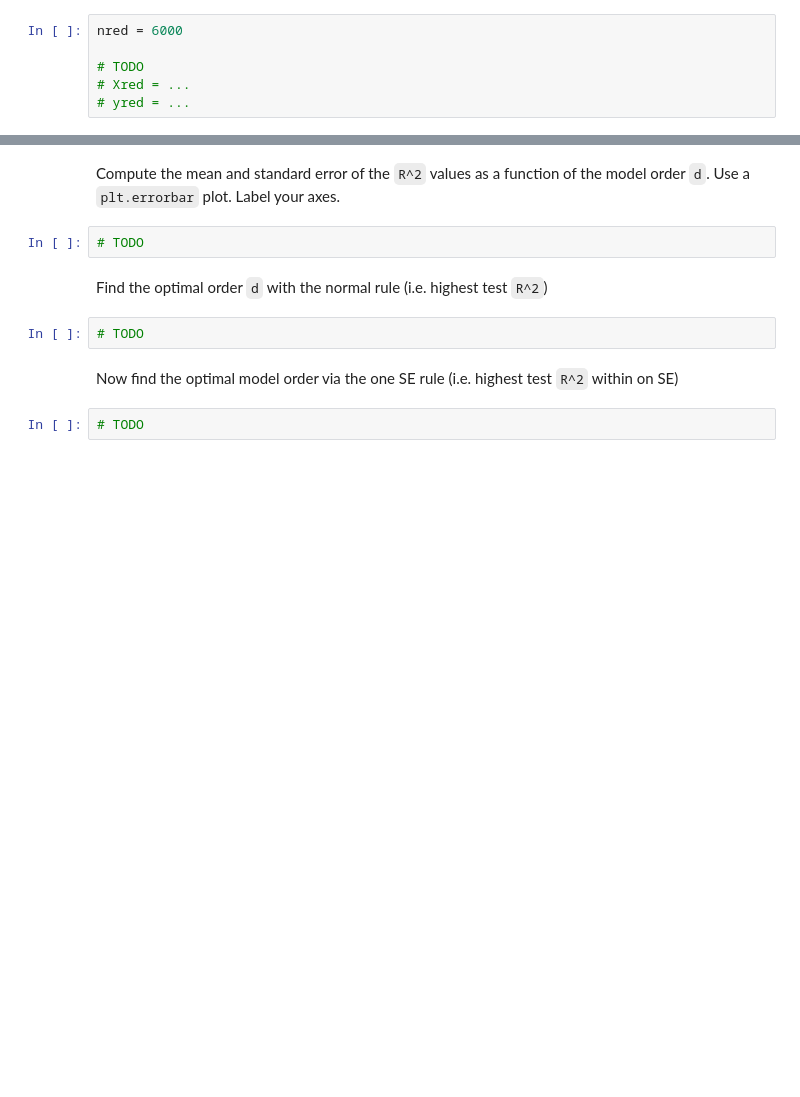
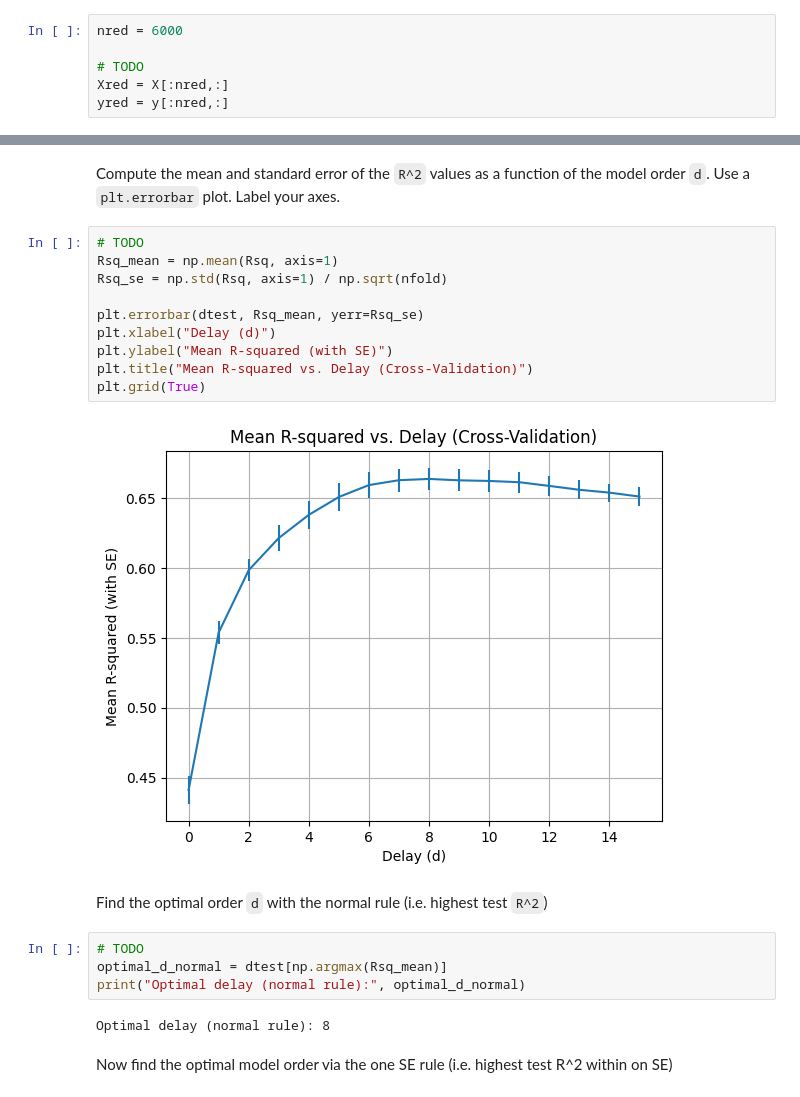
Before and after one commit to manovay/msml, a Jupyter notebook: unit04_model_sel/lab_neural_partial.ipynb, the cells around one changed output, grey strips where cells are left out. Cells and saved outputs as stored; diff of their text form; blank space fills up the shorter version.

```diff
--- a/unit04_model_sel/lab_neural_partial.ipynb
+++ b/unit04_model_sel/lab_neural_partial.ipynb
@@ -153,8 +224,8 @@ Compute `Xred` and `yred` by taking the first `nred=6000` samples of the data `X
 nred = 6000
 
 # TODO
-# Xred = ...
-# yred = ...
+Xred = X[:nred,:]
+yred = y[:nred,:]
 # %% [markdown]
 Now complete the following code to implement K-fold cross validation with `nfold=5` and values of delays `dtest = [0,1,...,dmax]`.
 
@@ -212,13 +286,25 @@ for it, d in enumerate(dtest):
 pbar.close()
 # %% [markdown]
 Compute the mean and standard error of the `R^2` values as a function of the model order `d`.  Use a `plt.errorbar` plot.  Label your axes.
-# %%
-# TODO
+# %%
+# TODO
+Rsq_mean = np.mean(Rsq, axis=1)
+Rsq_se = np.std(Rsq, axis=1) / np.sqrt(nfold)
+
+plt.errorbar(dtest, Rsq_mean, yerr=Rsq_se)
+plt.xlabel("Delay (d)")
+plt.ylabel("Mean R-squared (with SE)")
+plt.title("Mean R-squared vs. Delay (Cross-Validation)")
+plt.grid(True)
+# %% [output]
+[figure, added]
 # %% [markdown]
 Find the optimal order `d` with the normal rule (i.e. highest test `R^2`)
-# %%
-# TODO
+# %%
+# TODO
+optimal_d_normal = dtest[np.argmax(Rsq_mean)]
+print("Optimal delay (normal rule):", optimal_d_normal)
+# %% [output]
+Optimal delay (normal rule): 8
 # %% [markdown]
-Now find the optimal model order via the one SE rule (i.e. highest test `R^2` within on SE)
+Now find the optimal model order via the one SE rule (i.e. highest test R^2 within on SE)
-# %%
-# TODO
```
Also changed, not shown: parts of 16 cells of this notebook.
